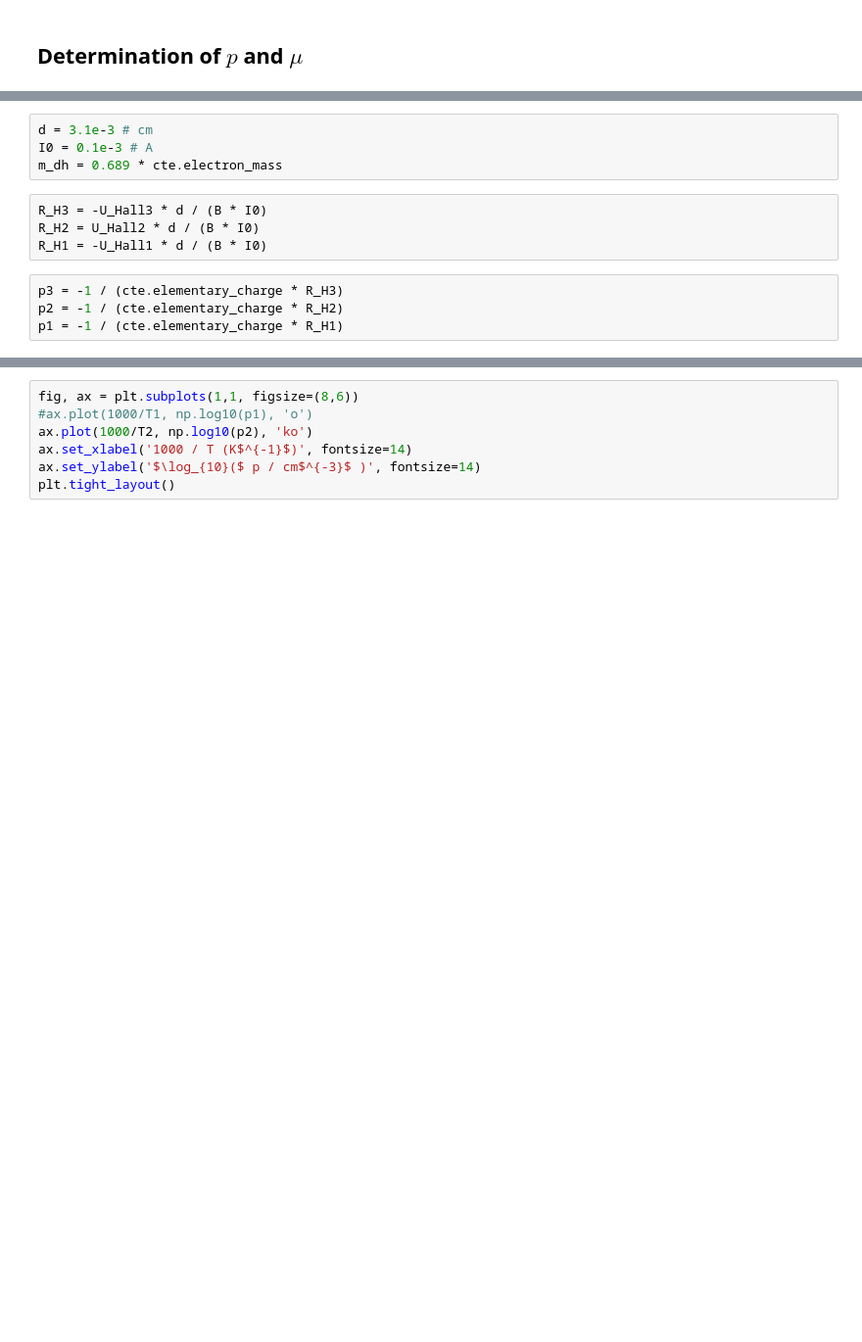
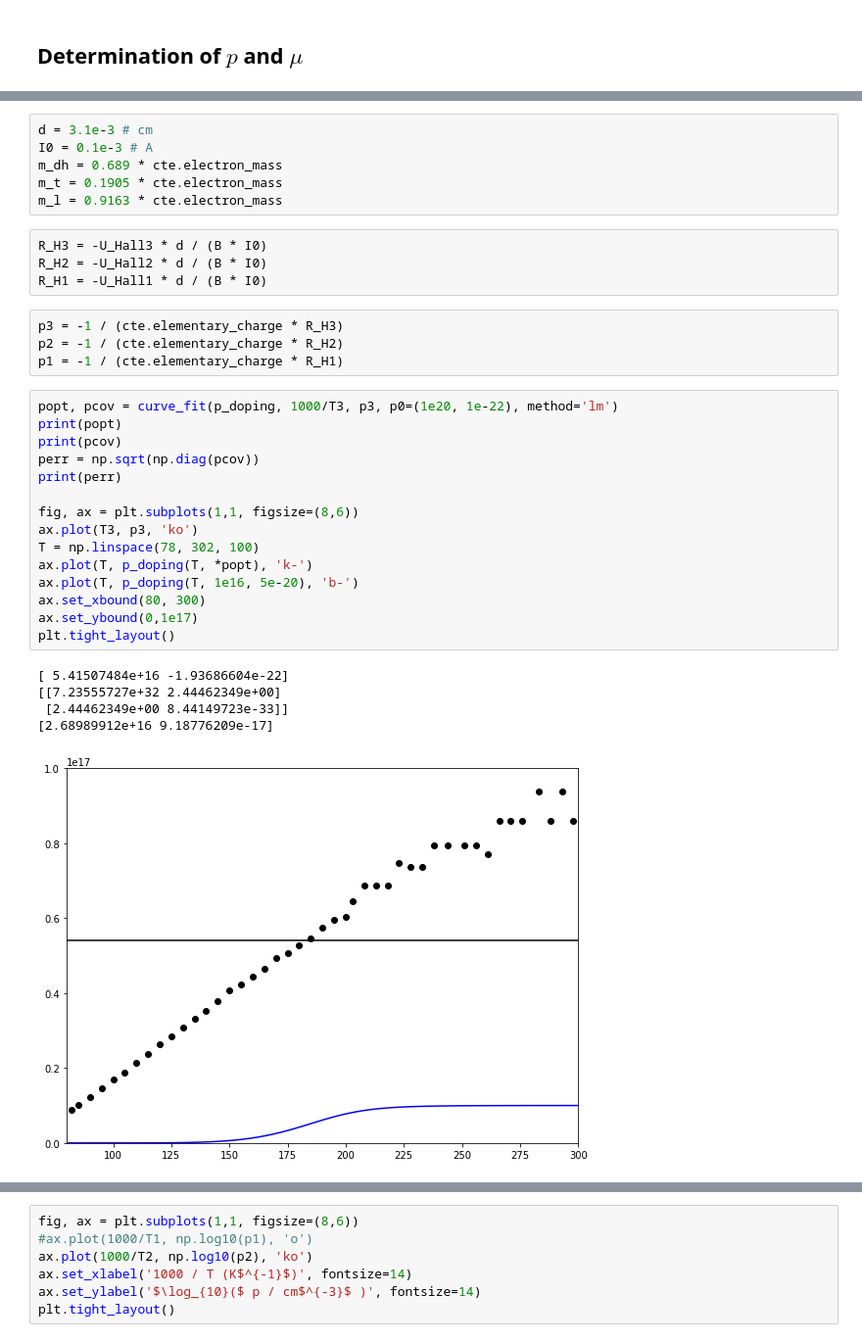
Before and after one commit to iyanmv/APL_ws18-19, a Jupyter notebook: Hall/Hall_effect.ipynb, the cells around one changed output, grey strips where cells are left out. Shown: that part at 98% size. Cells and saved outputs as stored; diff of their text form; blank space fills up the shorter version.

Commit message:
[Hall Effect] Some changes

```diff
--- a/Hall/Hall_effect.ipynb
+++ b/Hall/Hall_effect.ipynb
@@ -352,11 +355,34 @@ def Nv(T):
 d = 3.1e-3 # cm
 I0 = 0.1e-3 # A
 m_dh = 0.689 * cte.electron_mass
+m_t = 0.1905 * cte.electron_mass
+m_l = 0.9163 * cte.electron_mass
 # %%
 R_H3 = -U_Hall3 * d / (B * I0)
-R_H2 = U_Hall2 * d / (B * I0)
+R_H2 = -U_Hall2 * d / (B * I0)
 R_H1 = -U_Hall1 * d / (B * I0)
 # %%
 p3 = -1 / (cte.elementary_charge * R_H3)
 p2 = -1 / (cte.elementary_charge * R_H2)
 p1 = -1 / (cte.elementary_charge * R_H1)
+# %%
+popt, pcov = curve_fit(p_doping, 1000/T3, p3, p0=(1e20, 1e-22), method='lm')
+print(popt)
+print(pcov)
+perr = np.sqrt(np.diag(pcov))
+print(perr)
+
+fig, ax = plt.subplots(1,1, figsize=(8,6))
+ax.plot(T3, p3, 'ko')
+T = np.linspace(78, 302, 100)
+ax.plot(T, p_doping(T, *popt), 'k-')
+ax.plot(T, p_doping(T, 1e16, 5e-20), 'b-')
+ax.set_xbound(80, 300)
+ax.set_ybound(0,1e17)
+plt.tight_layout()
+# %% [output]
+[ 5.41507484e+16 -1.93686604e-22]
+[[7.23555727e+32 2.44462349e+00]
+ [2.44462349e+00 8.44149723e-33]]
+[2.68989912e+16 9.18776209e-17]
+[figure, added]
```
Also changed, not shown: parts of 10 cells of this notebook, 1 other file.
